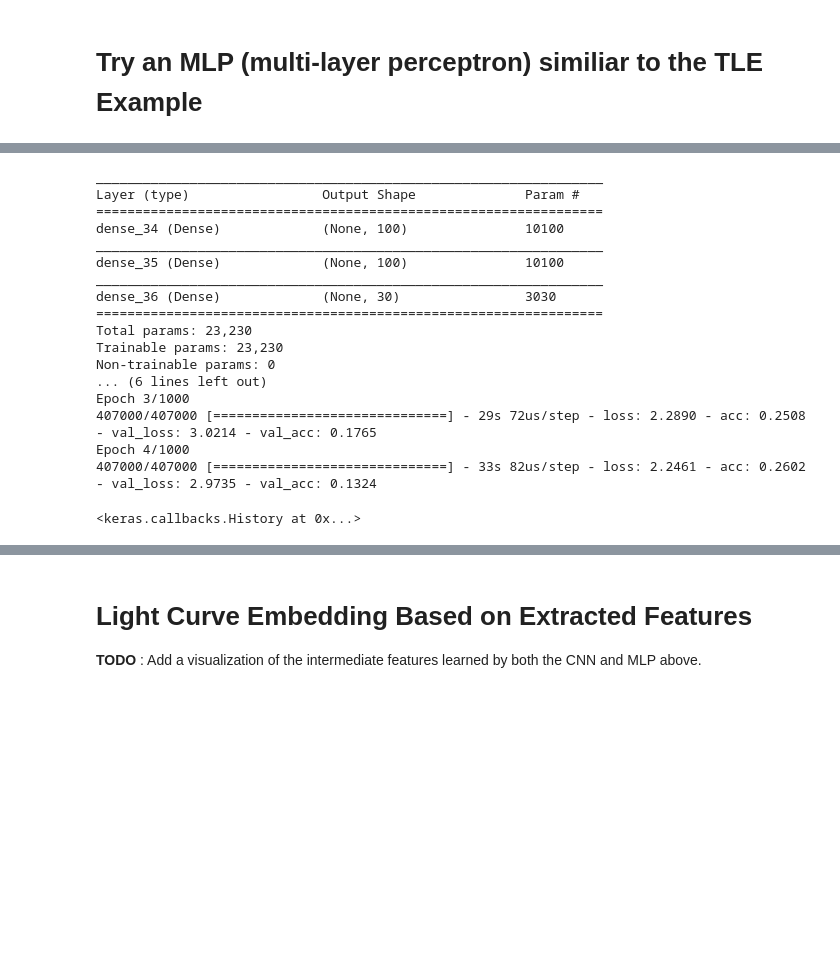
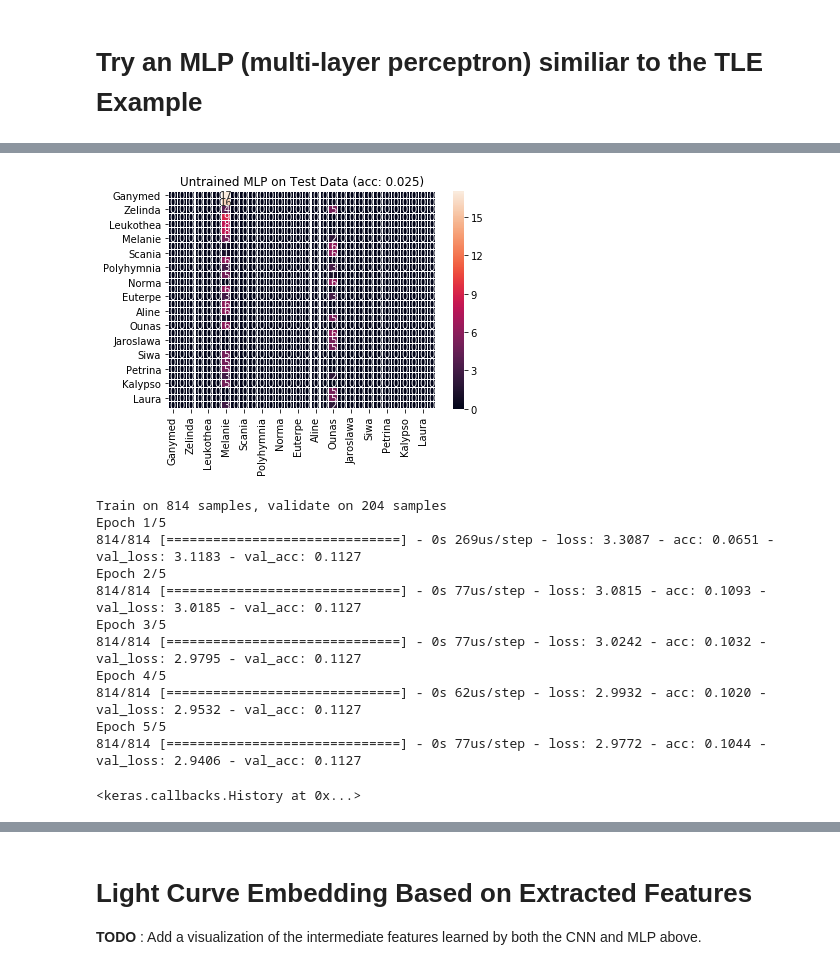
Before and after one commit to PJ7668/ml-for-ssa, a Jupyter notebook: Asteroid Light Curve Examples - Part 1.ipynb, the cells around one changed output, grey strips where cells are left out. Drawn from its saved outputs; the diff is of its cells as text; code cells hidden in the pictures; blank space fills up the shorter version.

```diff
--- a/Asteroid Light Curve Examples - Part 1.ipynb
+++ b/Asteroid Light Curve Examples - Part 1.ipynb
@@ -172,25 +176,9 @@ Test  X (features) (204, 100), y (targets) (204,)
+# %%
+plot_confusion_matrix(X_test, y_test, 'Untrained MLP on Test Data')
+# %% [output]
+[figure, added]
 # %%
-metric='acc'
-
-nb_classes = len(names)
-
-model = Sequential()
-model.add(Dense(units=100,activation='relu', input_shape=(100,)))
-model.add(Dense(units=100, activation='relu'))
-model.add(Dense(units=nb_classes, activation='softmax'))
-
-model.compile(
-    loss='categorical_crossentropy',
-    optimizer='sgd',
-    metrics=[metric]
-)
-
-# keras is complaining that I need to evaluate the model before printing a summary
-# model.predict(np.zeros((16,9)))
-
-model.summary()
-
-repeats = 500
+repeats = 1
 # The repeats value here is used to artifically increase the size of our training set.
 # This forces keras to treat <repeats> passes through the training set as a single epoch and we
 # get to avoid a huge number of progress bars and short-term variance in metrics.
@@ -202,27 +190,21 @@ model.fit(
     normalize(X_train.repeat(repeats, axis=0)),
     to_categorical(y_train.repeat(repeats, axis=0)),
     validation_data=(normalize(X_test), to_categorical(y_test)),
-    epochs=1000,
+    epochs=5,
     batch_size=16,
     callbacks=[EarlyStopping(patience=3, monitor='val_loss')],
     verbose=1
 )
 # %% [output]
-_________________________________________________________________
-Layer (type)                 Output Shape              Param #
-=================================================================
-dense_34 (Dense)             (None, 100)               10100
-_________________________________________________________________
-dense_35 (Dense)             (None, 100)               10100
-_________________________________________________________________
-dense_36 (Dense)             (None, 30)                3030
-=================================================================
-Total params: 23,230
-Trainable params: 23,230
-Non-trainable params: 0
-... (6 lines left out)
-Epoch 3/1000
-407000/407000 [==============================] - 29s 72us/step - loss: 2.2890 - acc: 0.2508 - val_loss: 3.0214 - val_acc: 0.1765
-Epoch 4/1000
-407000/407000 [==============================] - 33s 82us/step - loss: 2.2461 - acc: 0.2602 - val_loss: 2.9735 - val_acc: 0.1324
+Train on 814 samples, validate on 204 samples
+Epoch 1/5
+814/814 [==============================] - 0s 269us/step - loss: 3.3087 - acc: 0.0651 - val_loss: 3.1183 - val_acc: 0.1127
+Epoch 2/5
+814/814 [==============================] - 0s 77us/step - loss: 3.0815 - acc: 0.1093 - val_loss: 3.0185 - val_acc: 0.1127
+Epoch 3/5
+814/814 [==============================] - 0s 77us/step - loss: 3.0242 - acc: 0.1032 - val_loss: 2.9795 - val_acc: 0.1127
+Epoch 4/5
+814/814 [==============================] - 0s 62us/step - loss: 2.9932 - acc: 0.1020 - val_loss: 2.9532 - val_acc: 0.1127
+Epoch 5/5
+814/814 [==============================] - 0s 77us/step - loss: 2.9772 - acc: 0.1044 - val_loss: 2.9406 - val_acc: 0.1127
 <keras.callbacks.History at 0x...>
```
Also changed, not shown: parts of 25 cells of this notebook, 2 other files.
